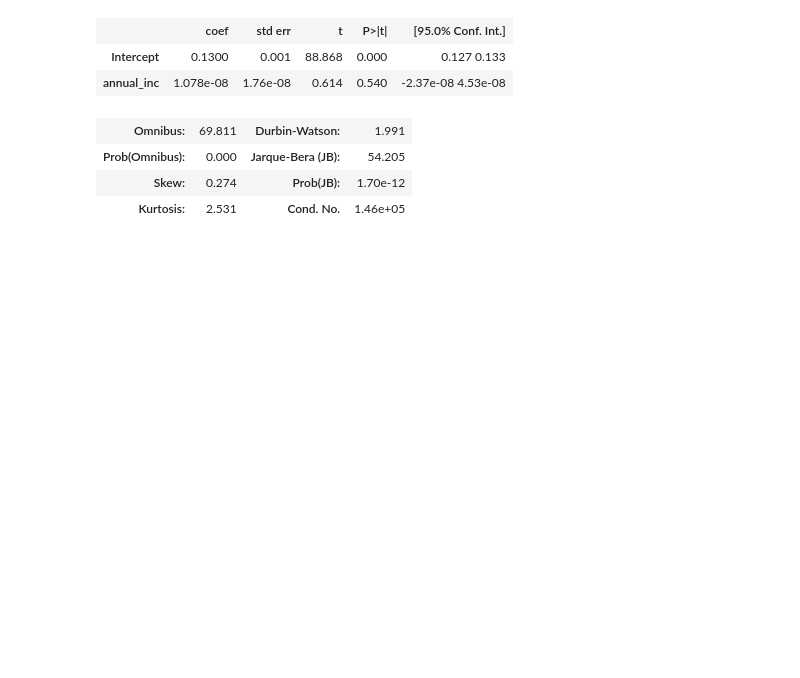
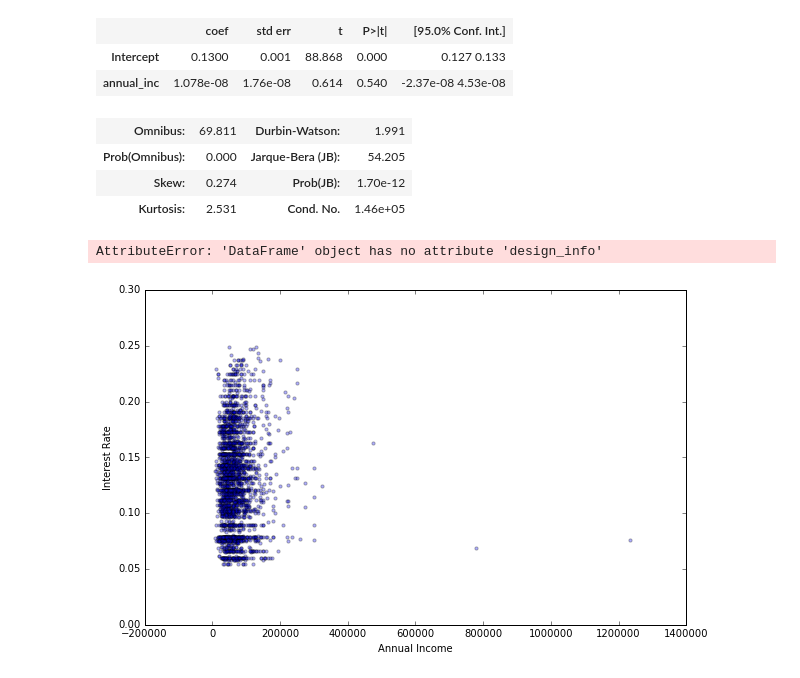
Before and after one commit to emRae/thinkful-py, a Jupyter notebook: unit-2/lesson-5/multivariate.ipynb, the cells around one changed output. Saved outputs shown, nothing was run; the diff lists cells and outputs as text; code cells hidden in the pictures; blank space fills up the shorter version.

```diff
--- a/unit-2/lesson-5/multivariate.ipynb
+++ b/unit-2/lesson-5/multivariate.ipynb
@@ -61,16 +61,19 @@ OLS Regression Results
 | Skew: | 0.274 | Prob(JB): | 1.70e-12 |
 | Kurtosis: | 2.531 | Cond. No. | 1.46e+05 |
 # %%
-# plot lstat (% lower status of the population) against median value
+# plot Interest.Rate against Annual.Income
 plt.figure(figsize=(6 * 1.618, 6))
-plt.scatter(df.lstat, df.medv, s=10, alpha=0.3)
-plt.xlabel('lstat')
-plt.ylabel('medv')
+plt.scatter(df_loans.annual_inc, df_loans.int_rate, s=10, alpha=0.3)
+plt.xlabel('Annual Income')
+plt.ylabel('Interest Rate')
 
 # points linearlyd space on lstats
-x = pd.DataFrame({'lstat': np.linspace(df.lstat.min(), df.lstat.max(), 100)})
+x = pd.DataFrame({'annual_inc': np.linspace(df_loans.annual_inc.min(), df_loans.annual_inc.max(), 100)})
 
 # 1-st order polynomial
-poly_1 = smf.ols(formula='medv ~ 1 + lstat', data=df).fit()
-plt.plot(x.lstat, poly_1.predict(x), 'b-', label='Poly n=1 $R^2$=%.2f' % poly_1.rsquared,
+poly_1 = smf.ols(formula='int_rate ~ 1 + annual_inc', data=df_loans).fit()
+plt.plot(x.annual_inc, poly_1.predict(x), 'b-', label='Poly n=1 $R^2$=%.2f' % poly_1.rsquared,
          alpha=0.9)
+# %% [output]
+AttributeError: 'DataFrame' object has no attribute 'design_info'
+[figure, added]
```
